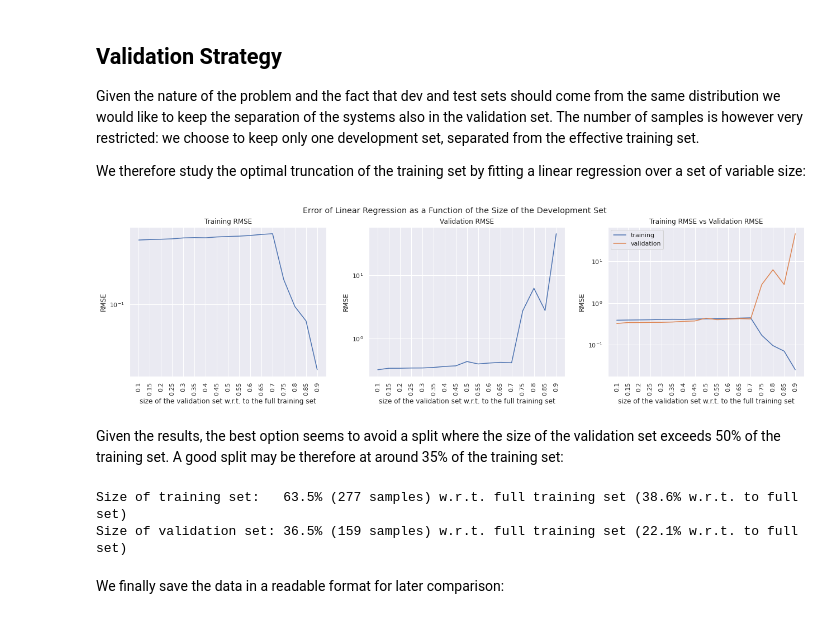
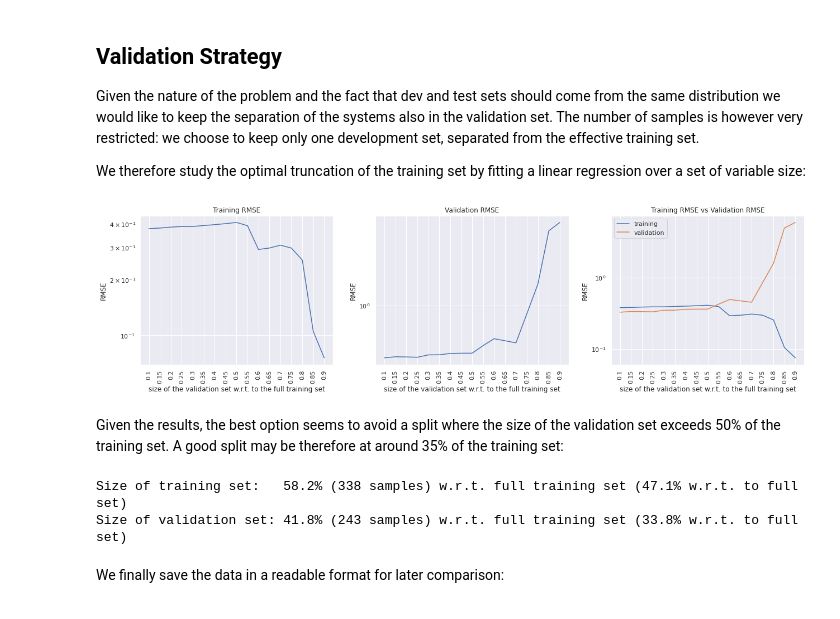
Before and after one commit to thesfinox/ml-sft-trunc, a Jupyter notebook: sft_level_trunc.ipynb, the cells around one changed output. Cells and saved outputs as stored; diff of their text form; code cells hidden in the pictures.

```diff
--- a/sft_level_trunc.ipynb
+++ b/sft_level_trunc.ipynb
@@ -673,7 +677,7 @@ fp = path.join(ROOT_DIR, 'data_sft_analysis.csv')
 df = None
 if path.isfile(fp):
     df = pd.read_csv(fp,
-                     header = 0, #------------------------------------------ use first row as column names
+                     header    = 0, #--------------------------------------- use first row as column names
                      index_col = 0) #--------------------------------------- use first column as ID
 
 # check if dataset loaded correctly
@@ -685,7 +689,7 @@ else:
 # select systems and choose the test partition
 systems = pd.unique(df['system'])
 systems_train, systems_test = train_test_split(systems,
-                                               test_size    = 0.4,
+                                               test_size    = 0.20,
                                                shuffle      = True,
                                                random_state = RAND
                                               ) #--------------------------- select test systems
@@ -785,8 +789,7 @@ data = pd.DataFrame(dict(size = dev_sizes, train_rmse = training_errors, dev_rms
 
 nrows = 1
 ncols = 3
-dev_set_choice_fig, dev_set_choice_plot = plt.subplots(nrows = nrows, ncols = ncols, figsize=(ncols * PLT_WIDTH, nrows * PLT_HEIGHT))
-dev_set_choice_fig.suptitle('Error of Linear Regression as a Function of the Size of the Development Set', va = 'bottom')
+dev_set_choice_fig, dev_set_choice_plot = plt.subplots(nrows = nrows, ncols = ncols, figsize = (ncols * PLT_WIDTH, nrows * PLT_HEIGHT))
 
 sns.lineplot(data    = data,
              x       = 'size',
@@ -802,38 +805,38 @@ sns.lineplot(data    = data,
              y       = 'dev_rmse',
              markers = True,
              ax      = dev_set_choice_plot[1]
             )
 dev_set_choice_plot[1].set(title = 'Validation RMSE', xlabel = 'size of the validation set w.r.t. to the full training set', ylabel = 'RMSE', xticks = data['size'], yscale = 'log')
 dev_set_choice_plot[1].set_xticklabels(np.round(data['size'], 2), rotation = 90, ha = 'center')
 
 sns.lineplot(data    = data,
              x       = 'size',
              y       = 'train_rmse',
              markers = True,
              label   = 'training',
              ax      = dev_set_choice_plot[2]
             )
 sns.lineplot(data    = data,
              x       = 'size',
              y       = 'dev_rmse',
              markers = True,
              label   = 'validation',
              ax      = dev_set_choice_plot[2]
             )
 dev_set_choice_plot[2].set(title = 'Training RMSE vs Validation RMSE', xlabel = 'size of the validation set w.r.t. to the full training set', ylabel = 'RMSE', xticks = data['size'], yscale = 'log')
 dev_set_choice_plot[2].set_xticklabels(np.round(data['size'], 2), rotation = 90, ha = 'center')
 
 dev_set_choice_fig.tight_layout()
 dev_set_choice_fig.savefig(path.join(IMG_PATH, 'dev_set_choice.pdf'), dpi = 300, format = 'pdf')
 dev_set_choice_fig.savefig(path.join(IMG_PATH, 'dev_set_choice.jpg'), dpi = 300, format = 'jpg', quality = 95, optimize = True, progressive = True)
 plt.show()
 plt.close(dev_set_choice_fig)
 # %% [output]
-[figure, old version]
+[figure, new version]
 # %% [markdown]
 Given the results, the best option seems to avoid a split where the size of the validation set exceeds 50% of the training set. A good split may be therefore at around 35% of the training set:
 # %%
-best_dev_size     = 0.35
+best_dev_size     = 0.40
 log.info('Chosen development size: {:.1f}% of the training set.'.format(best_dev_size))
 
 # divide into training and development set
@@ -861,8 +864,8 @@ print('Size of validation set: {:.1f}% ({:d} samples) w.r.t. full training set (
 log.debug('Size of training set:   {:.1f}% ({:d} samples) w.r.t. full training set ({:.1f}% w.r.t. to full set)'.format(100 * df_train.shape[0] / df_train_full.shape[0], df_train.shape[0], 100 * df_train.shape[0] / df.shape[0]))
 log.debug('Size of validation set: {:.1f}% ({:d} samples) w.r.t. full training set ({:.1f}% w.r.t. to full set)'.format(100 * df_dev.shape[0] / df_train_full.shape[0], df_dev.shape[0], 100 * df_dev.shape[0] / df.shape[0]))
 # %% [output]
-Size of training set:   63.5% (277 samples) w.r.t. full training set (38.6% w.r.t. to full set)
-Size of validation set: 36.5% (159 samples) w.r.t. full training set (22.1% w.r.t. to full set)
+Size of training set:   58.2% (338 samples) w.r.t. full training set (47.1% w.r.t. to full set)
+Size of validation set: 41.8% (243 samples) w.r.t. full training set (33.8% w.r.t. to full set)
 # %% [markdown]
 We finally save the data in a readable format for later comparison:
 # %%
```
Also changed, not shown: parts of 53 cells of this notebook, 3 other files.
